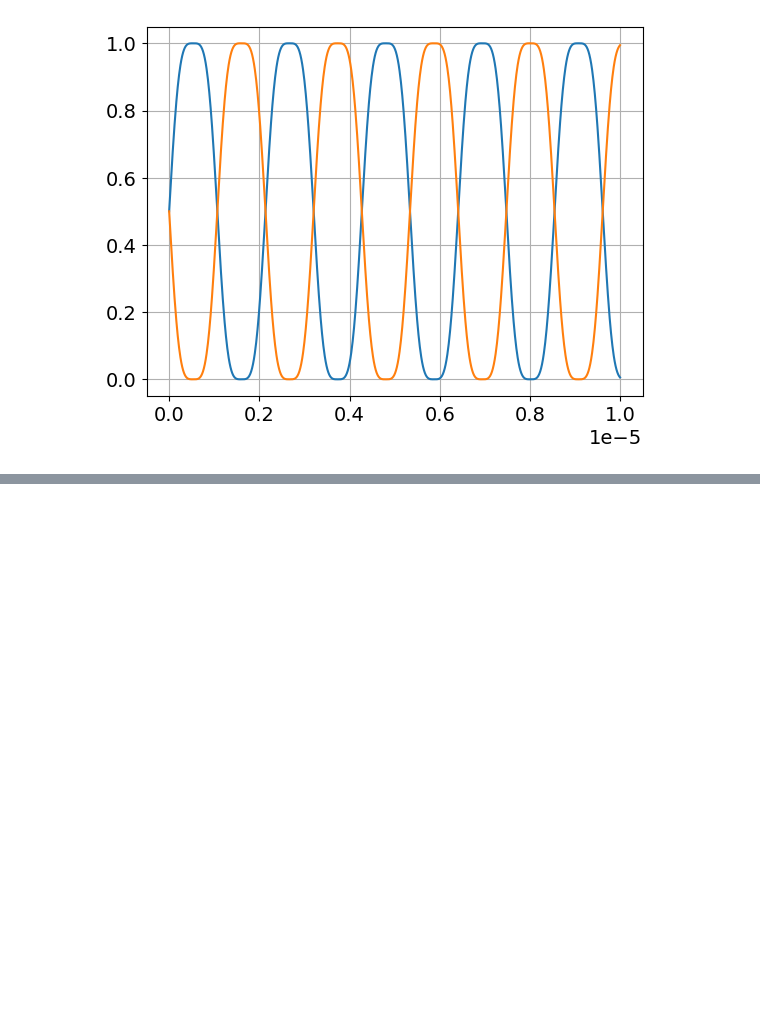
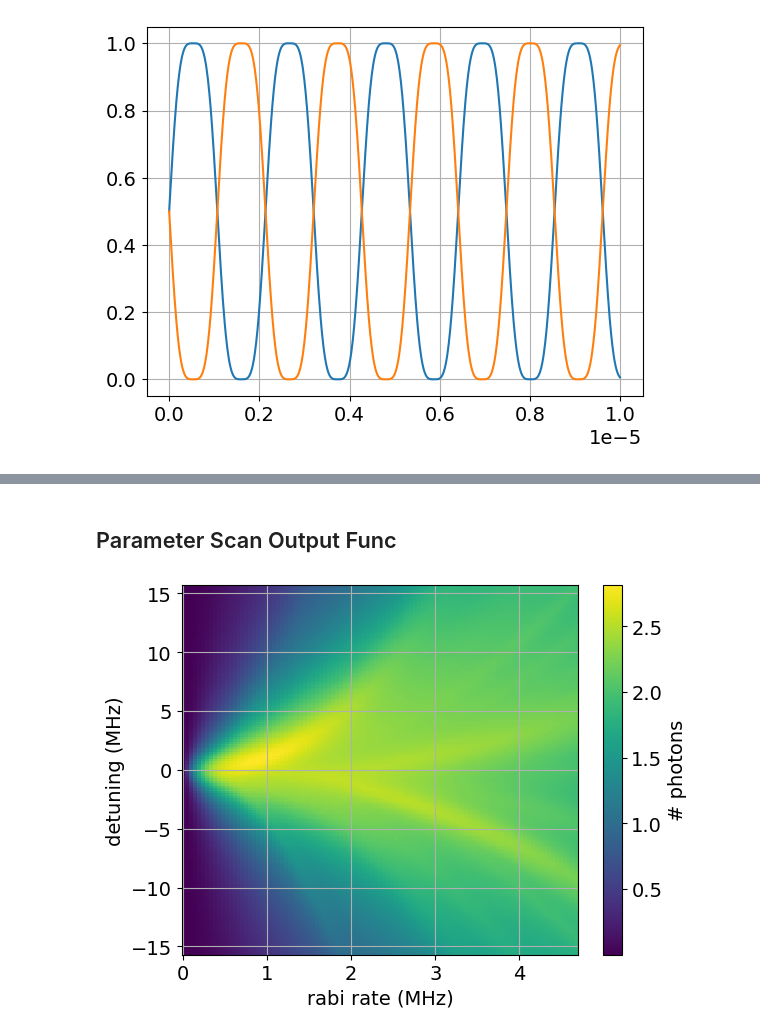
Before and after one commit to ograsdijk/CeNTREX-TlF-julia-extension, a Jupyter notebook: examples/R1_resonant_pol_mod.ipynb, the cells around one changed output, grey strips where cells are left out. Saved outputs shown, nothing was run; the diff lists cells and outputs as text; code cells hidden in the pictures; blank space fills up the shorter version.

Commit message:
add ensemble problem scan

```diff
--- a/examples/R1_resonant_pol_mod.ipynb
+++ b/examples/R1_resonant_pol_mod.ipynb
@@ -185,0 +207,23 @@ print(f"{nphotons:.2f} photons")
+# %% [markdown]
+## Parameter Scan Output Func
+# %%
+output_func = lindblad_julia.setup_state_integral_calculation_state_idxs(nphotons=True)
+
+ens_prob = lindblad_julia.OBEEnsembleProblem(
+    problem,
+    parameters=["Ω0", "δ0"],
+    scan_values=[
+        np.linspace(1e-3, 3, 101) * 2 * np.pi * 1.56e6,
+        np.linspace(-10, 10, 151) * 2 * np.pi * 1.56e6,
+    ],
+    output_func=output_func,
+)
+
+save_idxs = lindblad_julia.get_diagonal_indices_flattened(len(obe_system.QN), [idx for idx, qn in enumerate(obe_system.QN) if qn.largest.electronic_state == states.ElectronicState.B], mode="julia")
+
+
+lindblad_julia.setup_problem_parameter_scan(ens_prob)
+
+ens_config = lindblad_julia.OBEEnsembleProblemConfig(
+    saveat=1e-7, reltol=1e-4, abstol=1e-7, save_everystep=True, callback=None, save_idxs=save_idxs
+)
@@ -185,0 +232,16 @@ print(f"{nphotons:.2f} photons")
+# %%
+scan_res = lindblad_julia.get_results_parameter_scan(ens_prob)
+# %%
+fig, ax = plt.subplots()
+pmesh = ax.pcolormesh(
+    *np.array(scan_res.scan_values) / (2 * np.pi * 1e6), scan_res.results
+)
+
+fig.colorbar(pmesh, label="# photons")
+
+ax.set_xlabel("rabi rate (MHz)")
+ax.set_ylabel("detuning (MHz)")
+
+ax.grid()
+# %% [output]
+[figure, added]
```
Also changed, not shown: parts of 7 cells of this notebook.
